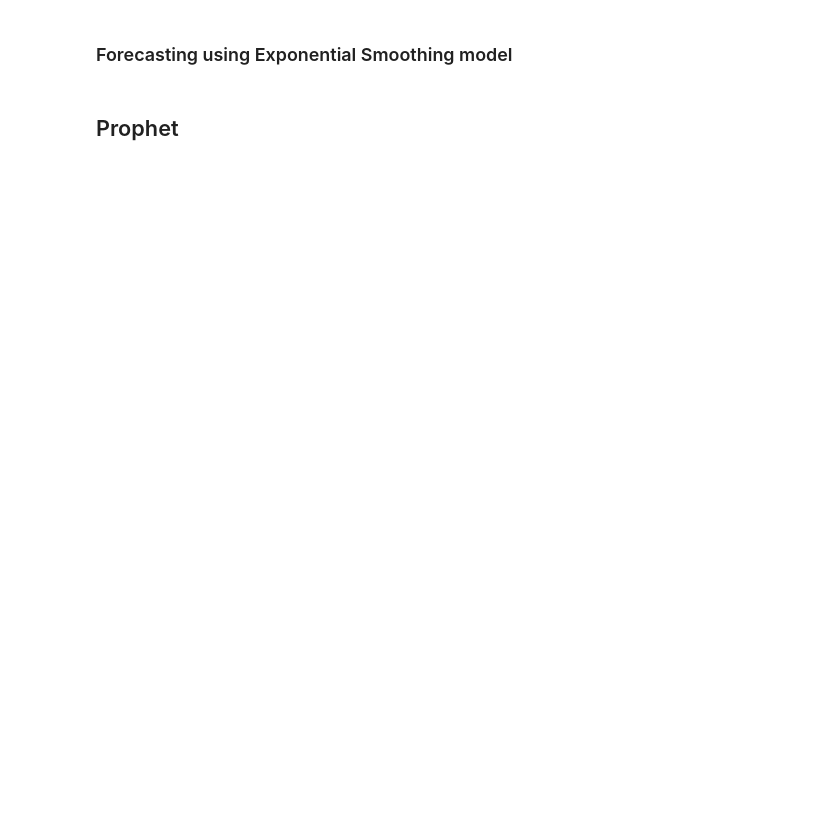
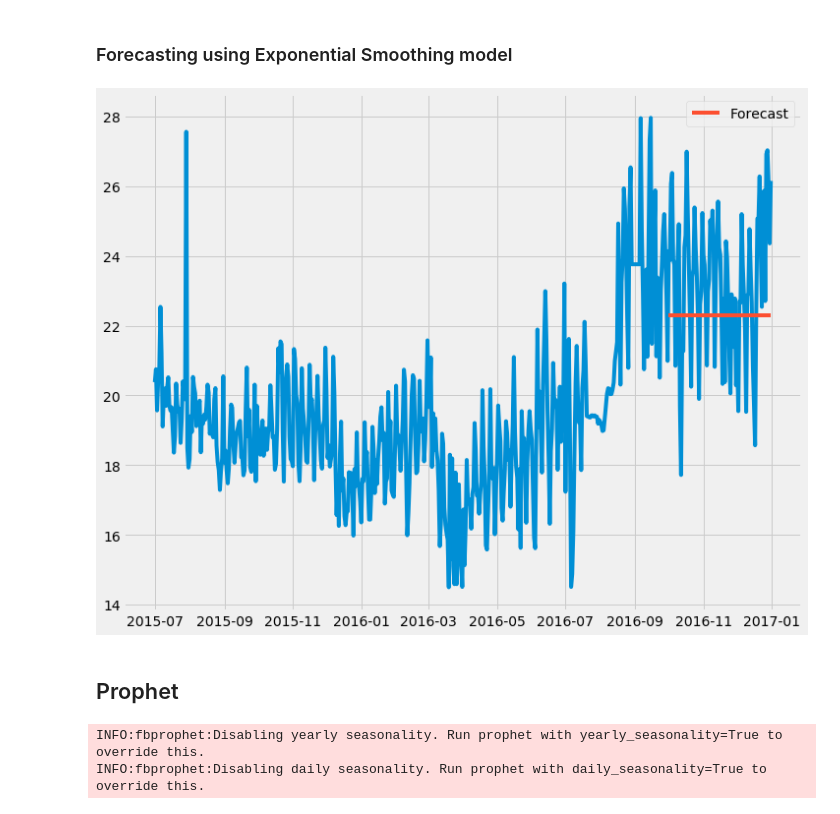
Before and after one commit to Subikshaa/Time-Series-Forecasting-on-Web-Traffic-Dataset, a Jupyter notebook: forecast.ipynb, the cells around one changed output. Cells and saved outputs as stored; diff of their text form; code cells hidden in the pictures; blank space fills up the shorter version.

```diff
--- a/forecast.ipynb
+++ b/forecast.ipynb
@@ -556,8 +539,11 @@ print(date_time)
 ### Forecasting using Exponential Smoothing model
 # %%
 exp_smoothing_forecast = exp_smoothing_result.forecast(test.shape[0])
-plt.plot(top_page_filtered)
+
+plt.plot(top_page_df)
 plt.plot(exp_smoothing_forecast, label='Forecast')
 plt.legend(loc='best')
 plt.show()
+# %% [output]
+[figure, added]
 # %%
@@ -565,7 +551,8 @@ print('RMSE: '+str(np.sqrt(np.mean(np.square(exp_smoothing_forecast.values - tes
 # %% [markdown]
 ## Prophet
 # %%
-ptrain = b[:'2016-09']
-ptest = b['2016-10':]
 prophet_model = Prophet()
-prophet_result = prophet_model.fit(ptrain.reset_index().rename(columns={'Date':'ds','Views':'y'}))
+prophet_result = prophet_model.fit(train.reset_index().rename(columns={'Date':'ds','Views':'y'}))
+# %% [output]
+INFO:fbprophet:Disabling yearly seasonality. Run prophet with yearly_seasonality=True to override this.
+INFO:fbprophet:Disabling daily seasonality. Run prophet with daily_seasonality=True to override this.
```
Also changed, not shown: parts of 30 cells of this notebook.
